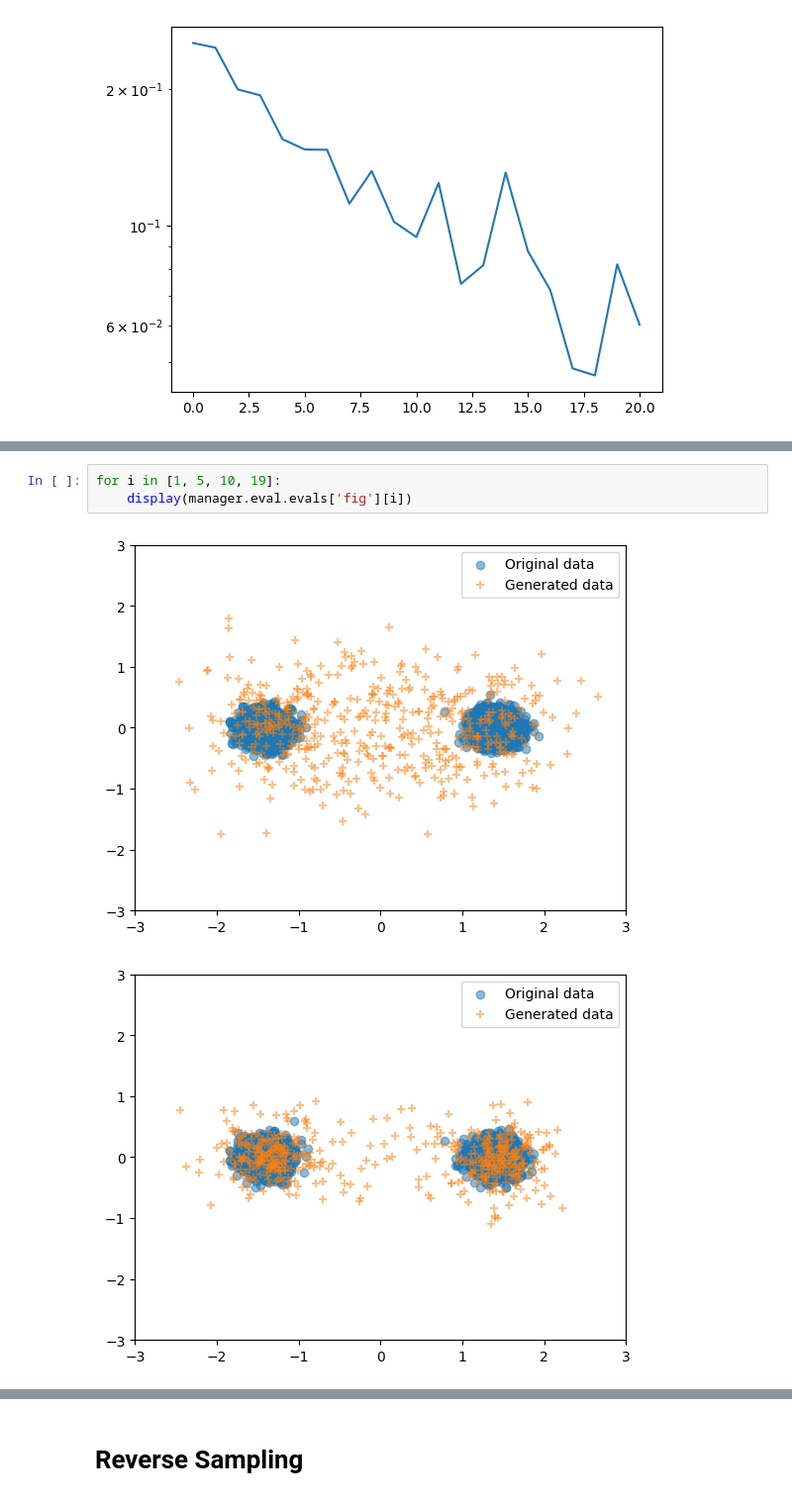
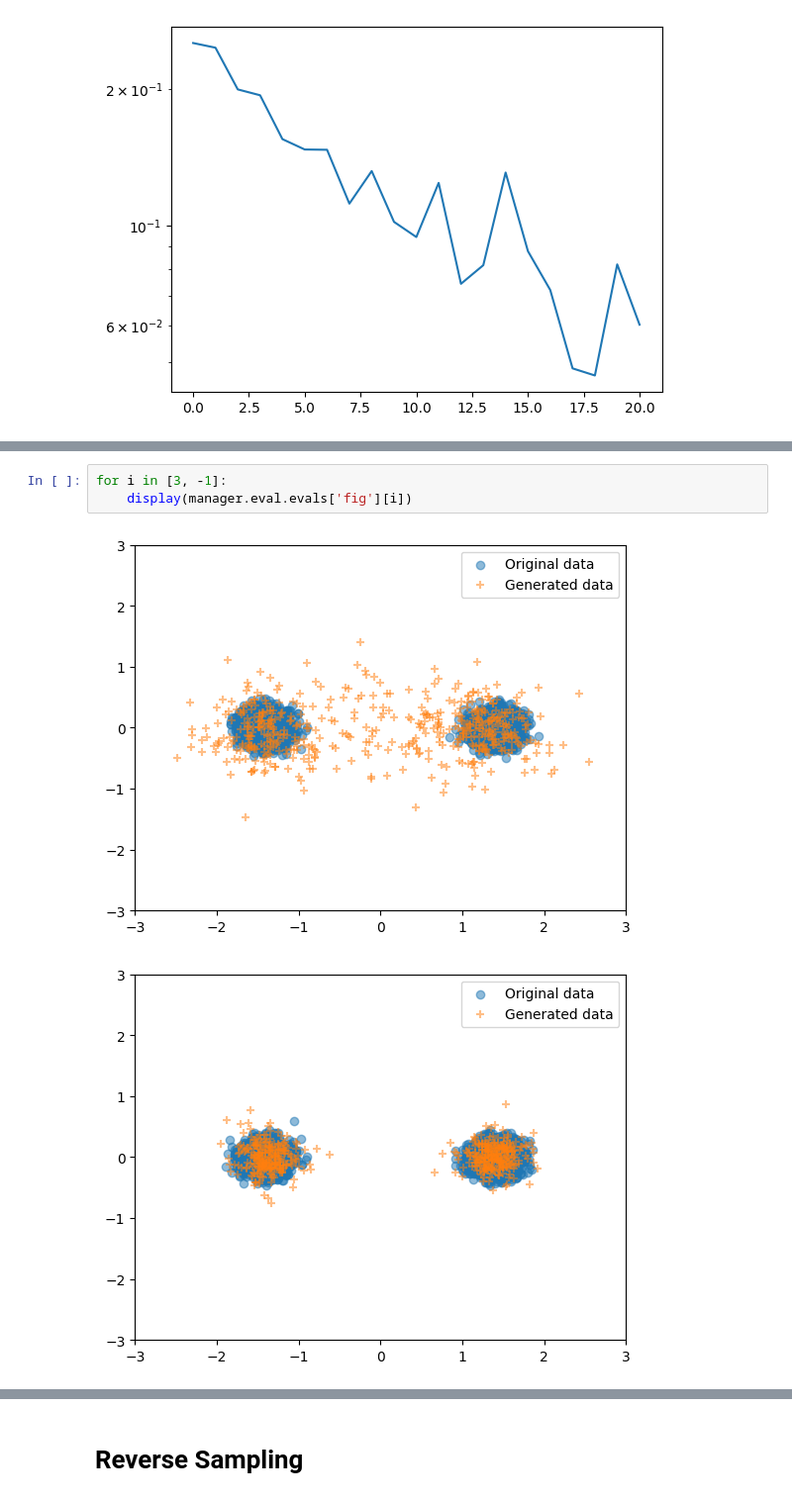
Before and after one commit to darioShar/PDMP, a Jupyter notebook: experiments_and_tracking.ipynb, the cells around one changed output, grey strips where cells are left out. Shown: that part at 99% size. Drawn from its saved outputs; the diff is of its cells as text.

```diff
--- a/experiments_and_tracking.ipynb
+++ b/experiments_and_tracking.ipynb
@@ -314,6 +313,6 @@ manager.display_evals('recall', log_scale=False)
 # %%
-for i in [1, 5, 10, 19]:
+for i in [3, -1]:
     display(manager.eval.evals['fig'][i])
 # %% [output]
-[figure, old version]
+[figure, new version]
-[figure, old version]
+[figure, new version]
```
Also changed, not shown: parts of 7 cells of this notebook.
